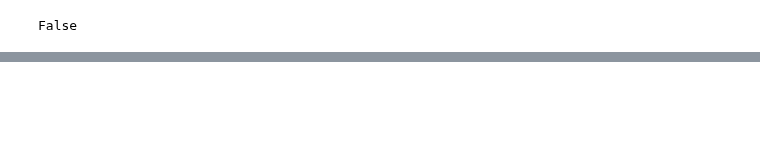
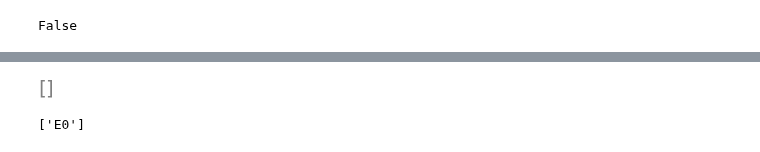
Before and after one commit to eschmidt42/bcg, a Jupyter notebook: notebooks/02_causal_model.ipynb, the cells around one changed output, grey strips where cells are left out. Saved outputs shown, nothing was run; the diff lists cells and outputs as text; code cells hidden in the pictures; blank space fills up the shorter version.

```diff
--- a/notebooks/02_causal_model.ipynb
+++ b/notebooks/02_causal_model.ipynb
@@ -100,0 +187,4 @@ class CausalModel:
+# %%
+cg.get_instruments(treatments, outcome)
+# %% [output]
+[figure, added]
@@ -100,0 +206,4 @@ class CausalModel:
+# %%
+cg.get_effect_modifiers(treatments, [outcome])
+# %% [output]
+['E0']
```
Also changed, not shown: parts of 28 cells of this notebook.
